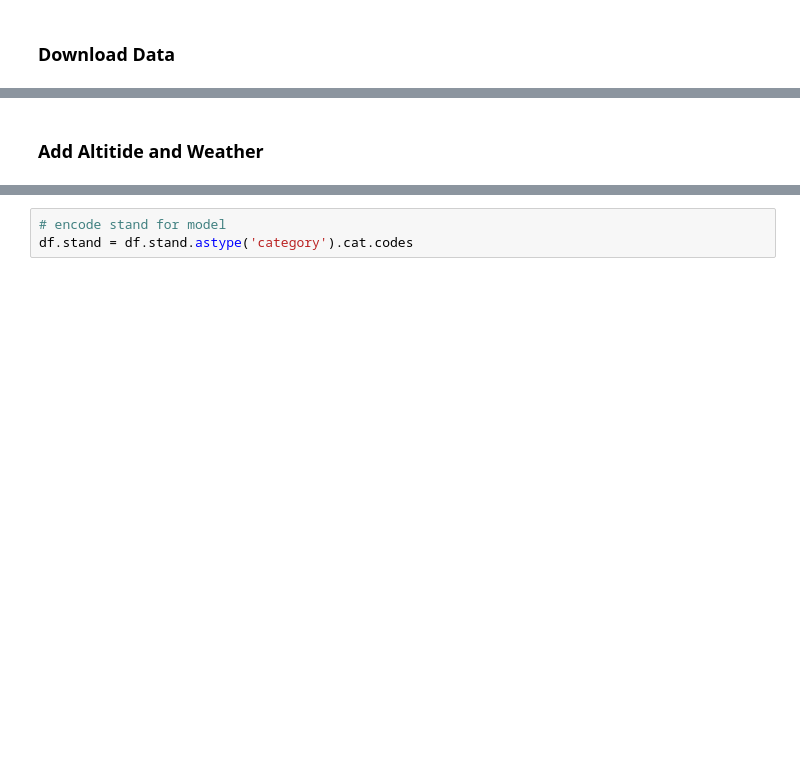
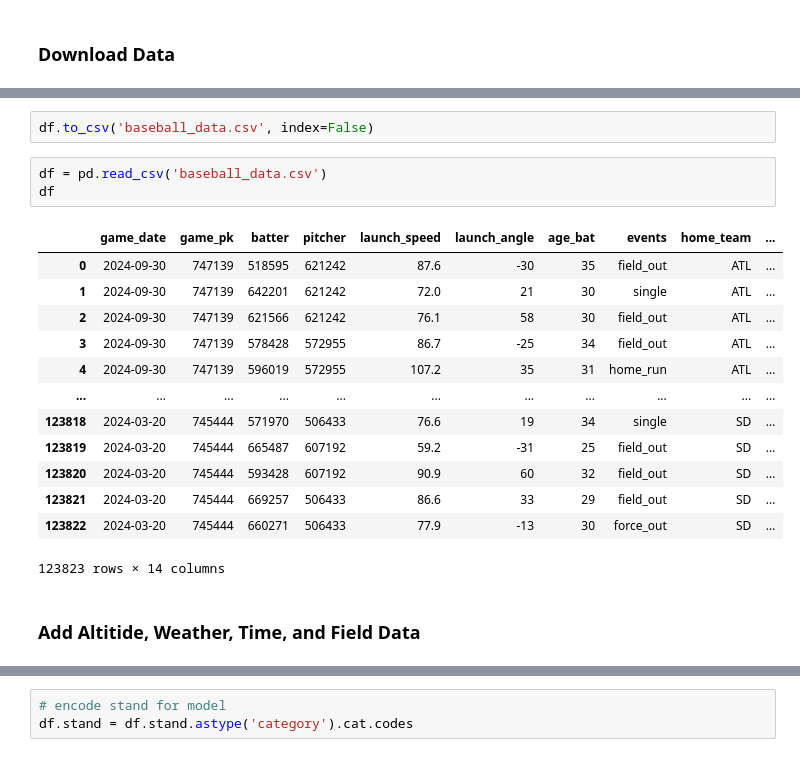
Before and after one commit to elizabethavargas/baseball, a Jupyter notebook: create_dataset.ipynb, the cells around one changed output, grey strips where cells are left out. Drawn from its saved outputs; the diff is of its cells as text; blank space fills up the shorter version.

```diff
--- a/create_dataset.ipynb
+++ b/create_dataset.ipynb
@@ -79,2 +116,21 @@ df
+# %%
+df.to_csv('baseball_data.csv', index=False)
+# %%
+df = pd.read_csv('baseball_data.csv')
+df
+# %% [output]
+|  | game_date | game_pk | batter | pitcher | launch_speed | launch_angle | age_bat | events | home_team | ... |
+| 0 | 2024-09-30 | 747139 | 518595 | 621242 | 87.6 | -30 | 35 | field_out | ATL | ... |
+| 1 | 2024-09-30 | 747139 | 642201 | 621242 | 72.0 | 21 | 30 | single | ATL | ... |
+| 2 | 2024-09-30 | 747139 | 621566 | 621242 | 76.1 | 58 | 30 | field_out | ATL | ... |
+| 3 | 2024-09-30 | 747139 | 578428 | 572955 | 86.7 | -25 | 34 | field_out | ATL | ... |
+| 4 | 2024-09-30 | 747139 | 596019 | 572955 | 107.2 | 35 | 31 | home_run | ATL | ... |
+| ... | ... | ... | ... | ... | ... | ... | ... | ... | ... | ... |
+| 123818 | 2024-03-20 | 745444 | 571970 | 506433 | 76.6 | 19 | 34 | single | SD | ... |
+| 123819 | 2024-03-20 | 745444 | 665487 | 607192 | 59.2 | -31 | 25 | field_out | SD | ... |
+| 123820 | 2024-03-20 | 745444 | 593428 | 607192 | 90.9 | 60 | 32 | field_out | SD | ... |
+| 123821 | 2024-03-20 | 745444 | 669257 | 506433 | 86.6 | 33 | 29 | field_out | SD | ... |
+| 123822 | 2024-03-20 | 745444 | 660271 | 506433 | 77.9 | -13 | 30 | force_out | SD | ... |
+123823 rows × 14 columns
 # %% [markdown]
-### Add Altitide and Weather
+### Add Altitide, Weather, Time, and Field Data
```
Also changed, not shown: parts of 18 cells of this notebook.
